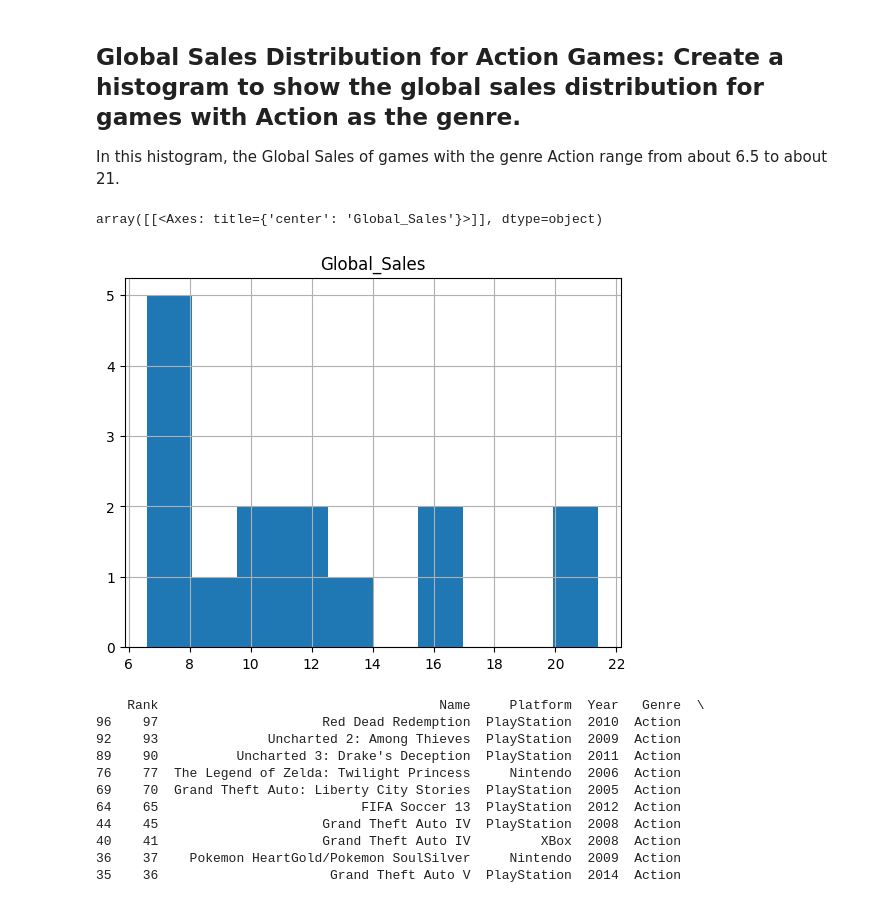
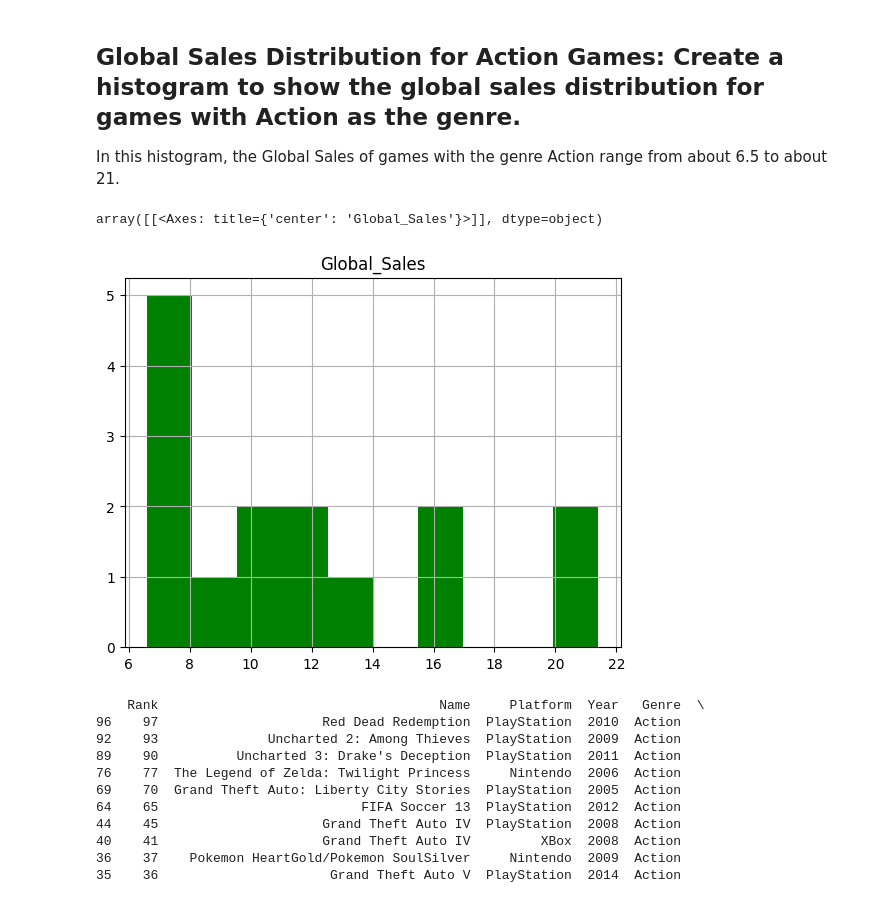
Before and after one commit to Schaeffer2013/Video_Game_Sales, a Jupyter notebook: Video_Game_Sales.ipynb, the cells around one changed output. Saved outputs shown, nothing was run; the diff lists cells and outputs as text; code cells hidden in the pictures.

```diff
--- a/Video_Game_Sales.ipynb
+++ b/Video_Game_Sales.ipynb
@@ -37,10 +46,10 @@ In this histogram, the Global Sales of games with the genre Action range from ab
 # %%
 grouped_by_genre = vgs[vgs['Genre'] == 'Action']
 grouped_by_genre = vgs.sort_values(by=['Genre', 'Global_Sales']).head(15)
-grouped_by_genre.hist(column='Global_Sales')
+grouped_by_genre.hist(column='Global_Sales', color='green')
 # %% [output]
 array([[<Axes: title={'center': 'Global_Sales'}>]], dtype=object)
-[figure, old version]
+[figure, new version]
 # %%
 print(vgs.sort_values(by=['Genre', 'Global_Sales']).head(15))
 # %% [output]
```
Also changed, not shown: parts of 9 cells of this notebook.
